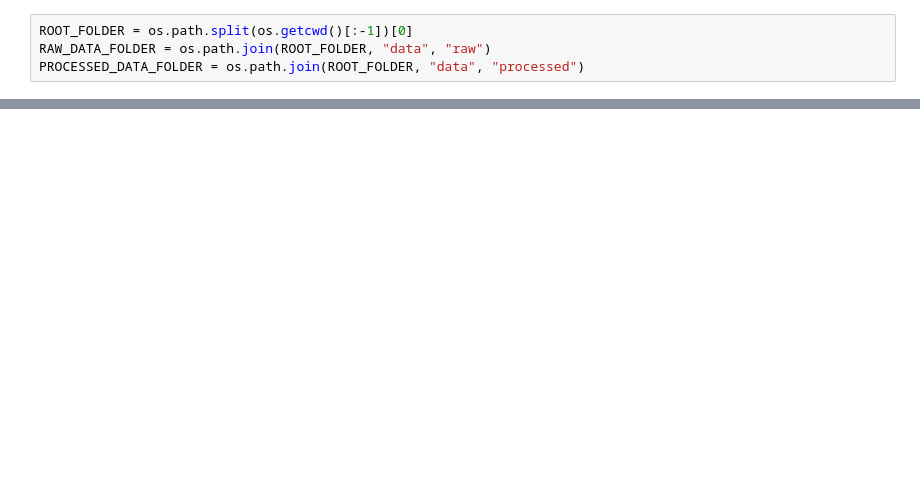
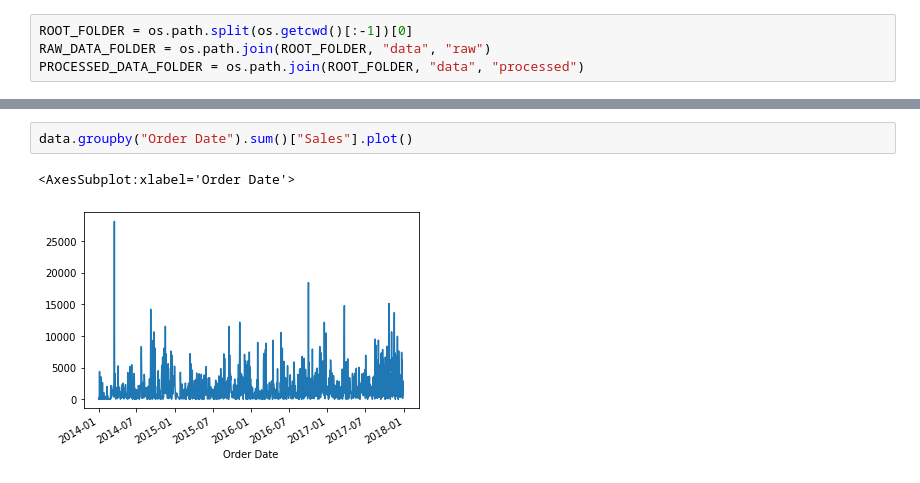
Before and after one commit to matheusccouto/superstore-api, a Jupyter notebook: notebooks/1-matheusccouto-exploratory-data-analysis.ipynb, the cells around one changed output, grey strips where cells are left out. Saved outputs shown, nothing was run; the diff lists cells and outputs as text; blank space fills up the shorter version.

```diff
--- a/notebooks/1-matheusccouto-exploratory-data-analysis.ipynb
+++ b/notebooks/1-matheusccouto-exploratory-data-analysis.ipynb
@@ -27,0 +106,5 @@ data.head()
+# %%
+data.groupby("Order Date").sum()["Sales"].plot()
+# %% [output]
+<AxesSubplot:xlabel='Order Date'>
+[figure, added]
```
Also changed, not shown: parts of 19 cells of this notebook, 1 other file.
